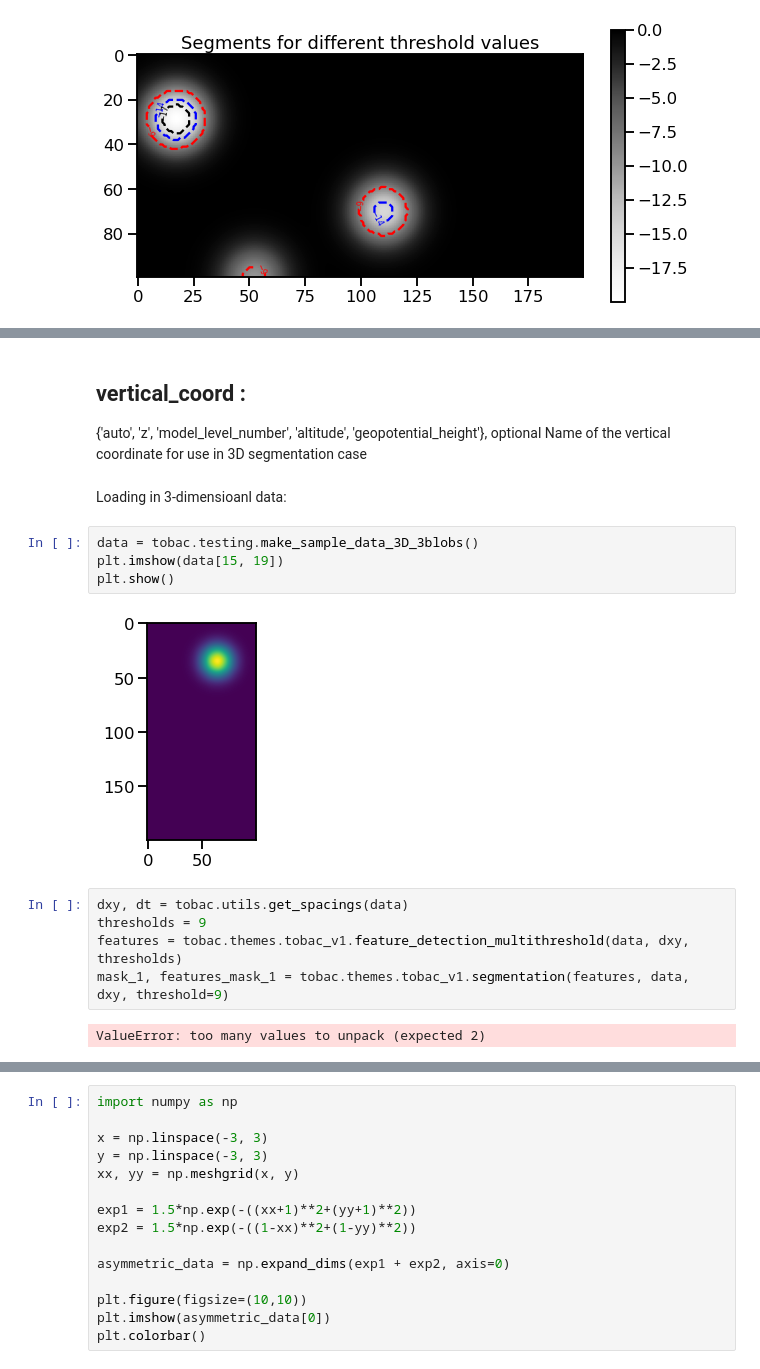
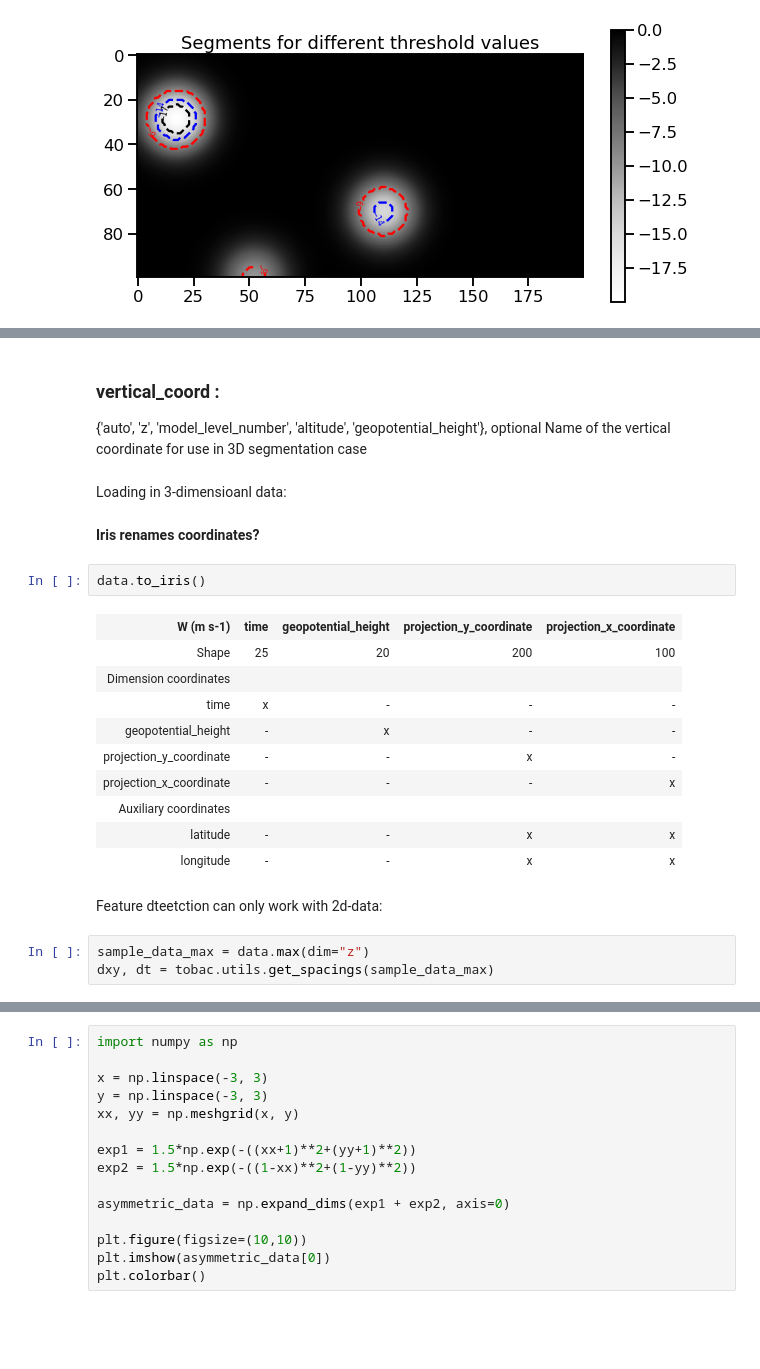
Before and after one commit to tobac-project/tobac-tutorials, a Jupyter notebook: tutorials/Basics/Segmentation.ipynb, the cells around one changed output, grey strips where cells are left out. Saved outputs shown, nothing was run; the diff lists cells and outputs as text; blank space fills up the shorter version.

```diff
--- a/tutorials/Basics/Segmentation.ipynb
+++ b/tutorials/Basics/Segmentation.ipynb
@@ -145,20 +189,27 @@ slice of iris.cube.Cube, optional
 # %% [markdown]
-## vertical_coord :
+### vertical_coord :
 {'auto', 'z', 'model_level_number', 'altitude',
                       'geopotential_height'}, optional
         Name of the vertical coordinate for use in 3D segmentation case
 # %% [markdown]
 Loading in 3-dimensioanl data:
-# %%
-data = tobac.testing.make_sample_data_3D_3blobs()
-plt.imshow(data[15, 19])
-plt.show()
-# %% [output]
-[figure, removed]
+# %% [markdown]
+**Iris renames coordinates?**
+# %%
+data.to_iris()
+# %% [output]
+| W (m s-1) | time | geopotential_height | projection_y_coordinate | projection_x_coordinate |
+| Shape | 25 | 20 | 200 | 100 |
+| Dimension coordinates |  |  |  |  |
+| time | x | - | - | - |
+| geopotential_height | - | x | - | - |
+| projection_y_coordinate | - | - | x | - |
+| projection_x_coordinate | - | - | - | x |
+| Auxiliary coordinates |  |  |  |  |
+| latitude | - | - | x | x |
+| longitude | - | - | x | x |
+# %% [markdown]
+Feature dteetction can only work with 2d-data:
 # %%
-dxy, dt = tobac.utils.get_spacings(data)
-thresholds = 9
-features = tobac.themes.tobac_v1.feature_detection_multithreshold(data, dxy, thresholds)
-mask_1, features_mask_1 = tobac.themes.tobac_v1.segmentation(features, data, dxy, threshold=9)
+sample_data_max = data.max(dim="z")
+dxy, dt = tobac.utils.get_spacings(sample_data_max)
-# %% [output]
-ValueError: too many values to unpack (expected 2)
```
Also changed, not shown: parts of 28 cells of this notebook.
